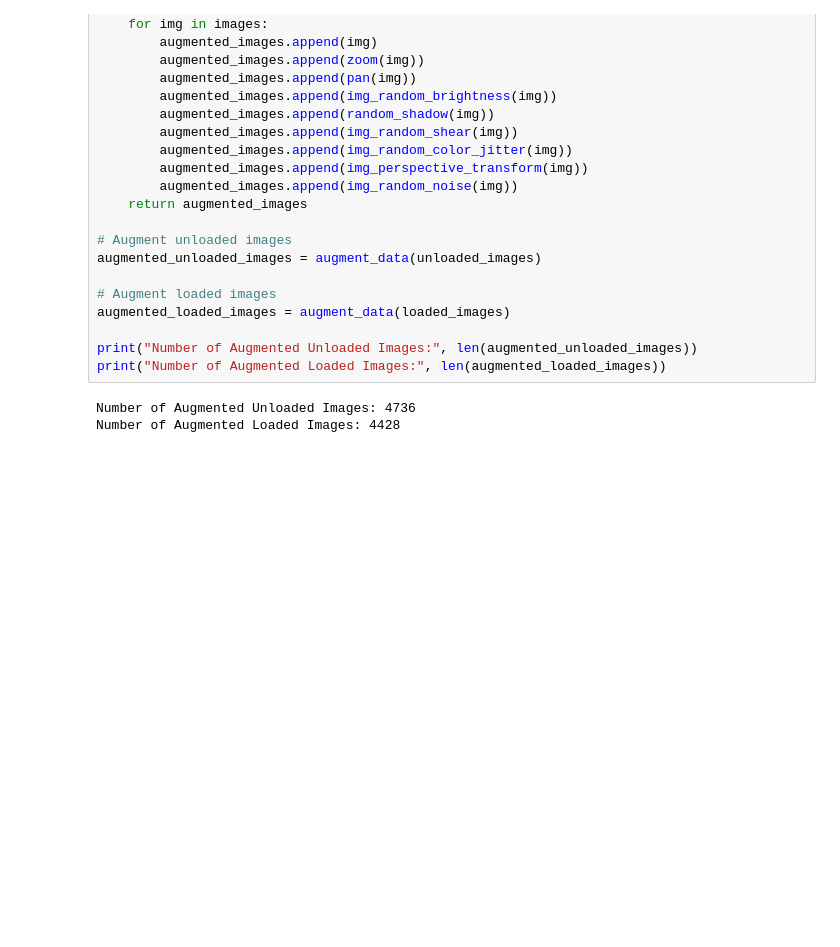
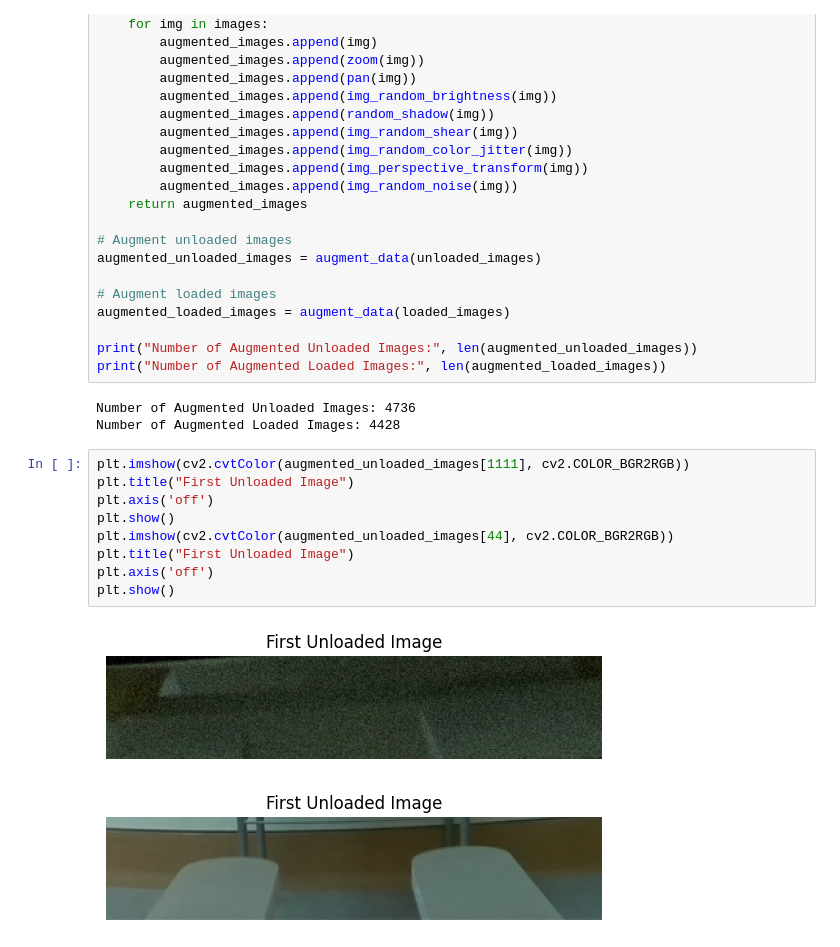
Before and after one commit to SiyaSalekar/PalletPrediction, a Jupyter notebook: main.ipynb, the cells around one changed output. Saved outputs shown, nothing was run; the diff lists cells and outputs as text; blank space fills up the shorter version.

Commit message:
:bricks: show augmented data

```diff
--- a/main.ipynb
+++ b/main.ipynb
@@ -258,3 +258,15 @@ print("Number of Augmented Loaded Images:", len(augmented_loaded_images))
 # %% [output]
 Number of Augmented Unloaded Images: 4736
 Number of Augmented Loaded Images: 4428
+# %%
+plt.imshow(cv2.cvtColor(augmented_unloaded_images[1111], cv2.COLOR_BGR2RGB))
+plt.title("First Unloaded Image")
+plt.axis('off')
+plt.show()
+plt.imshow(cv2.cvtColor(augmented_unloaded_images[44], cv2.COLOR_BGR2RGB))
+plt.title("First Unloaded Image")
+plt.axis('off')
+plt.show()
+# %% [output]
+[figure, added]
+[figure, added]
```
